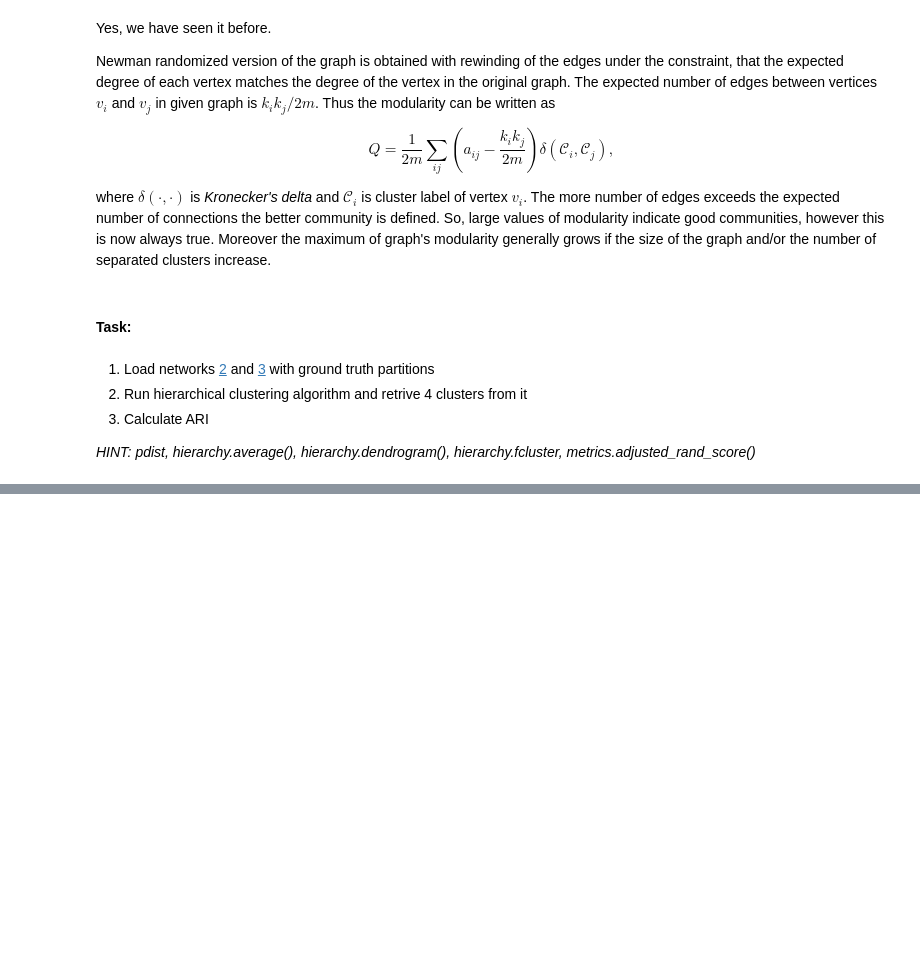
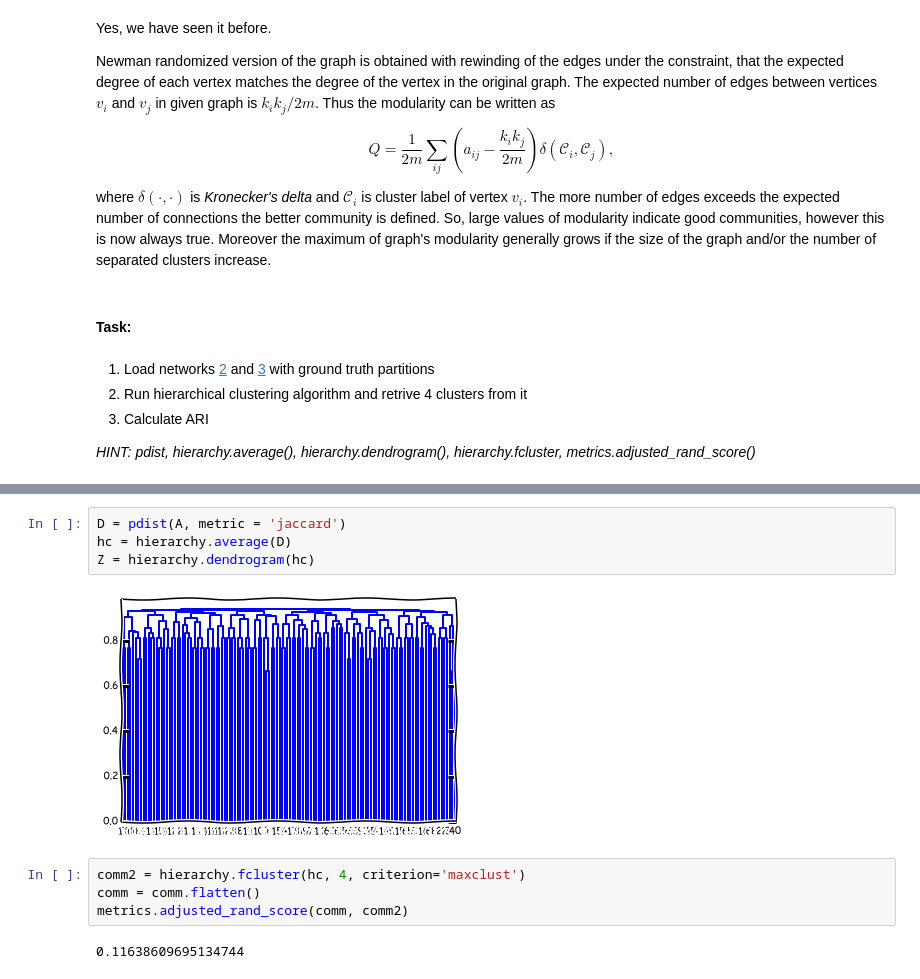
Before and after one commit to shestakoff/social_ntwks, a Jupyter notebook: communities_2.ipynb, the cells around one changed output, grey strips where cells are left out. Saved outputs shown, nothing was run; the diff lists cells and outputs as text; blank space fills up the shorter version.

```diff
--- a/communities_2.ipynb
+++ b/communities_2.ipynb
@@ -94,0 +130,12 @@ pos = nx.spring_layout(G, scale = 1, iterations=100)
+# %%
+D = pdist(A, metric = 'jaccard')
+hc = hierarchy.average(D)
+Z = hierarchy.dendrogram(hc)
+# %% [output]
+[figure, added]
+# %%
+comm2 = hierarchy.fcluster(hc, 4, criterion='maxclust')
+comm = comm.flatten()
+metrics.adjusted_rand_score(comm, comm2)
+# %% [output]
+0.11638609695134744
```
Also changed, not shown: parts of 6 cells of this notebook.
